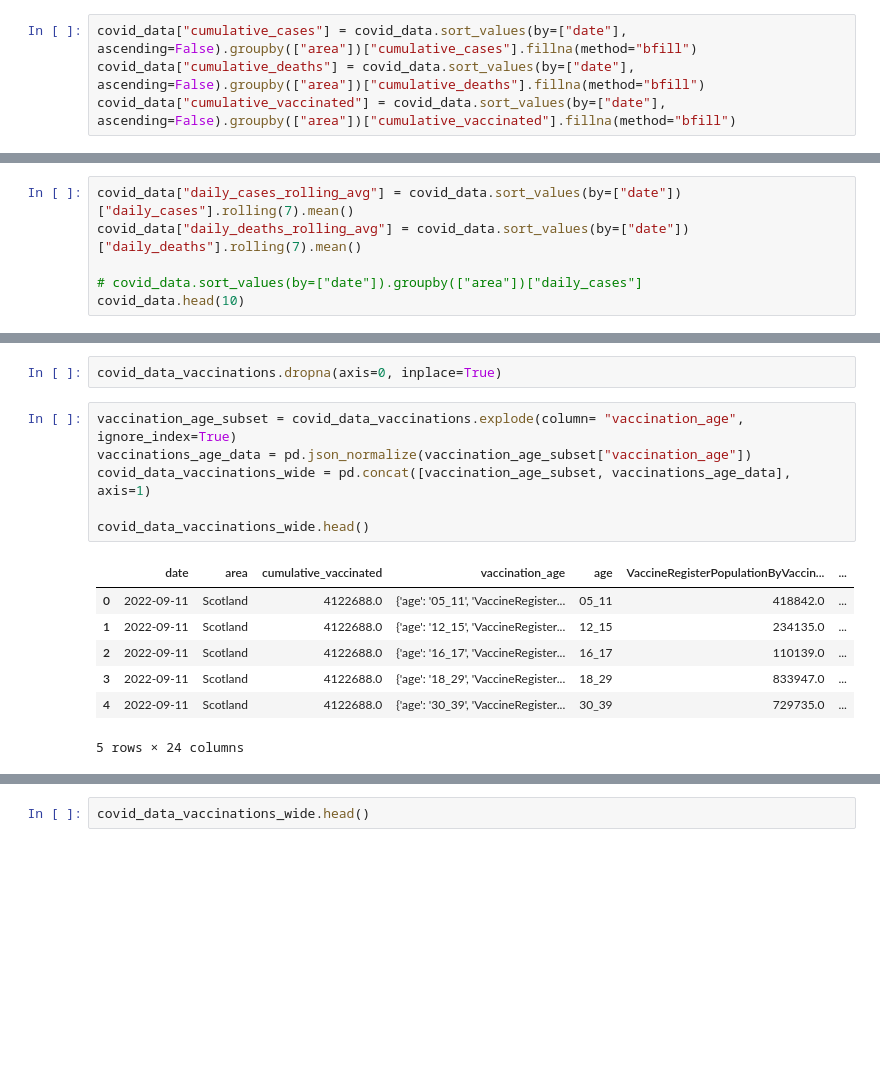
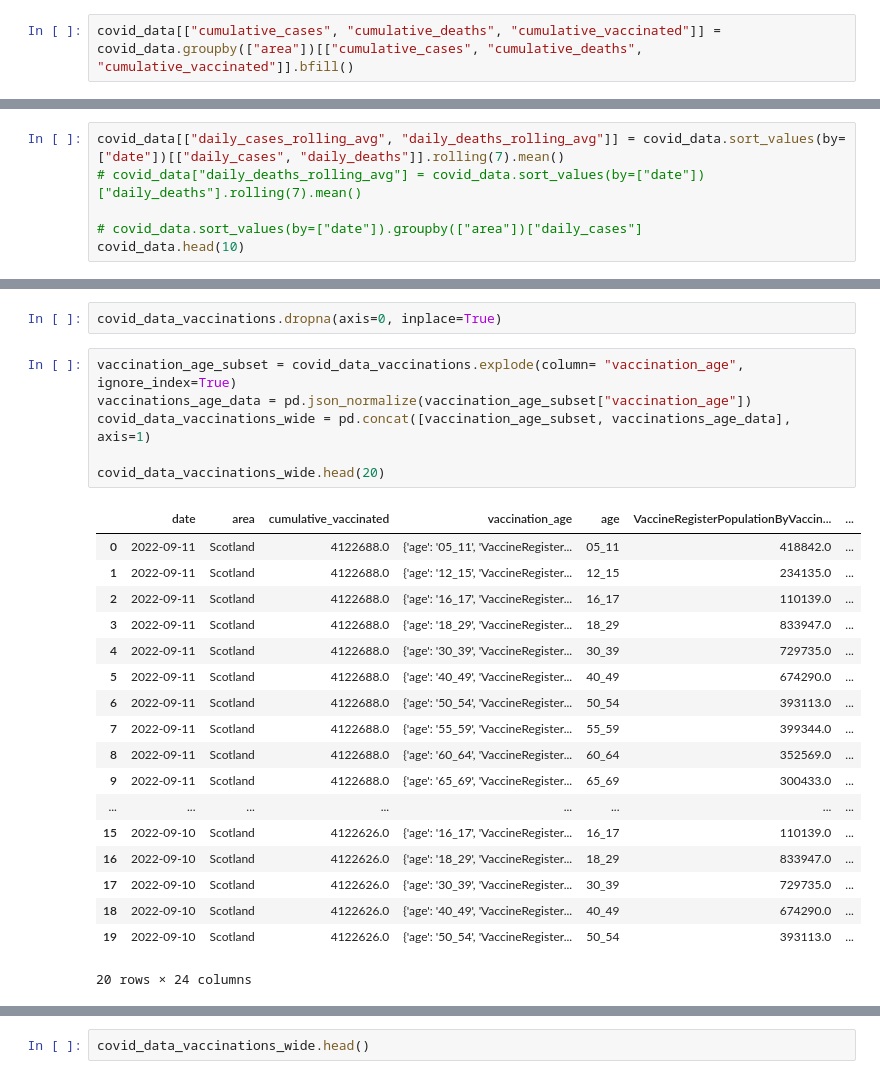
Before and after one commit to nat-rng/7CCSMCMP-cw2, a Jupyter notebook: CW2_A1.ipynb, the cells around one changed output, grey strips where cells are left out. Cells and saved outputs as stored; diff of their text form; blank space fills up the shorter version.

```diff
--- a/CW2_A1.ipynb
+++ b/CW2_A1.ipynb
@@ -150,10 +150,8 @@ dtype: int64
 Total number of missing values is: 13753
 # %% [markdown]
 Task 9
-# %%
-covid_data["cumulative_cases"] = covid_data.sort_values(by=["date"], ascending=False).groupby(["area"])["cumulative_cases"].fillna(method="bfill")
-covid_data["cumulative_deaths"] = covid_data.sort_values(by=["date"], ascending=False).groupby(["area"])["cumulative_deaths"].fillna(method="bfill")
-covid_data["cumulative_vaccinated"] = covid_data.sort_values(by=["date"], ascending=False).groupby(["area"])["cumulative_vaccinated"].fillna(method="bfill")
+# %%
+covid_data[["cumulative_cases", "cumulative_deaths", "cumulative_vaccinated"]] = covid_data.groupby(["area"])[["cumulative_cases", "cumulative_deaths", "cumulative_vaccinated"]].bfill()
 # %% [markdown]
 Task 10
 # %%
@@ -180,8 +178,8 @@ memory usage: 597.3+ KB
 # %% [markdown]
 Task 11
 # %%
-covid_data["daily_cases_rolling_avg"] = covid_data.sort_values(by=["date"])["daily_cases"].rolling(7).mean()
-covid_data["daily_deaths_rolling_avg"] = covid_data.sort_values(by=["date"])["daily_deaths"].rolling(7).mean()
+covid_data[["daily_cases_rolling_avg", "daily_deaths_rolling_avg"]] = covid_data.sort_values(by=["date"])[["daily_cases", "daily_deaths"]].rolling(7).mean()
+# covid_data["daily_deaths_rolling_avg"] = covid_data.sort_values(by=["date"])["daily_deaths"].rolling(7).mean()
 
 # covid_data.sort_values(by=["date"]).groupby(["area"])["daily_cases"]
 covid_data.head(10)
@@ -243,17 +241,28 @@ covid_data_vaccinations.dropna(axis=0, inplace=True)
 # %%
 vaccination_age_subset = covid_data_vaccinations.explode(column= "vaccination_age", ignore_index=True)
 vaccinations_age_data = pd.json_normalize(vaccination_age_subset["vaccination_age"])
 covid_data_vaccinations_wide = pd.concat([vaccination_age_subset, vaccinations_age_data], axis=1)
 
-covid_data_vaccinations_wide.head()
+covid_data_vaccinations_wide.head(20)
 # %% [output]
 |  | date | area | cumulative_vaccinated | vaccination_age | age | VaccineRegisterPopulationByVaccin... | ... |
 | 0 | 2022-09-11 | Scotland | 4122688.0 | {'age': '05_11', 'VaccineRegister... | 05_11 | 418842.0 | ... |
 | 1 | 2022-09-11 | Scotland | 4122688.0 | {'age': '12_15', 'VaccineRegister... | 12_15 | 234135.0 | ... |
 | 2 | 2022-09-11 | Scotland | 4122688.0 | {'age': '16_17', 'VaccineRegister... | 16_17 | 110139.0 | ... |
 | 3 | 2022-09-11 | Scotland | 4122688.0 | {'age': '18_29', 'VaccineRegister... | 18_29 | 833947.0 | ... |
 | 4 | 2022-09-11 | Scotland | 4122688.0 | {'age': '30_39', 'VaccineRegister... | 30_39 | 729735.0 | ... |
+| 5 | 2022-09-11 | Scotland | 4122688.0 | {'age': '40_49', 'VaccineRegister... | 40_49 | 674290.0 | ... |
+| 6 | 2022-09-11 | Scotland | 4122688.0 | {'age': '50_54', 'VaccineRegister... | 50_54 | 393113.0 | ... |
+| 7 | 2022-09-11 | Scotland | 4122688.0 | {'age': '55_59', 'VaccineRegister... | 55_59 | 399344.0 | ... |
+| 8 | 2022-09-11 | Scotland | 4122688.0 | {'age': '60_64', 'VaccineRegister... | 60_64 | 352569.0 | ... |
+| 9 | 2022-09-11 | Scotland | 4122688.0 | {'age': '65_69', 'VaccineRegister... | 65_69 | 300433.0 | ... |
+| ... | ... | ... | ... | ... | ... | ... | ... |
+| 15 | 2022-09-10 | Scotland | 4122626.0 | {'age': '16_17', 'VaccineRegister... | 16_17 | 110139.0 | ... |
+| 16 | 2022-09-10 | Scotland | 4122626.0 | {'age': '18_29', 'VaccineRegister... | 18_29 | 833947.0 | ... |
+| 17 | 2022-09-10 | Scotland | 4122626.0 | {'age': '30_39', 'VaccineRegister... | 30_39 | 729735.0 | ... |
+| 18 | 2022-09-10 | Scotland | 4122626.0 | {'age': '40_49', 'VaccineRegister... | 40_49 | 674290.0 | ... |
+| 19 | 2022-09-10 | Scotland | 4122626.0 | {'age': '50_54', 'VaccineRegister... | 50_54 | 393113.0 | ... |
-5 rows × 24 columns
+20 rows × 24 columns
 # %%
 # Drop redundant columns
 covid_data_vaccinations_wide.drop(columns = [
```
Also changed, not shown: parts of 13 cells of this notebook, 2 other files.
